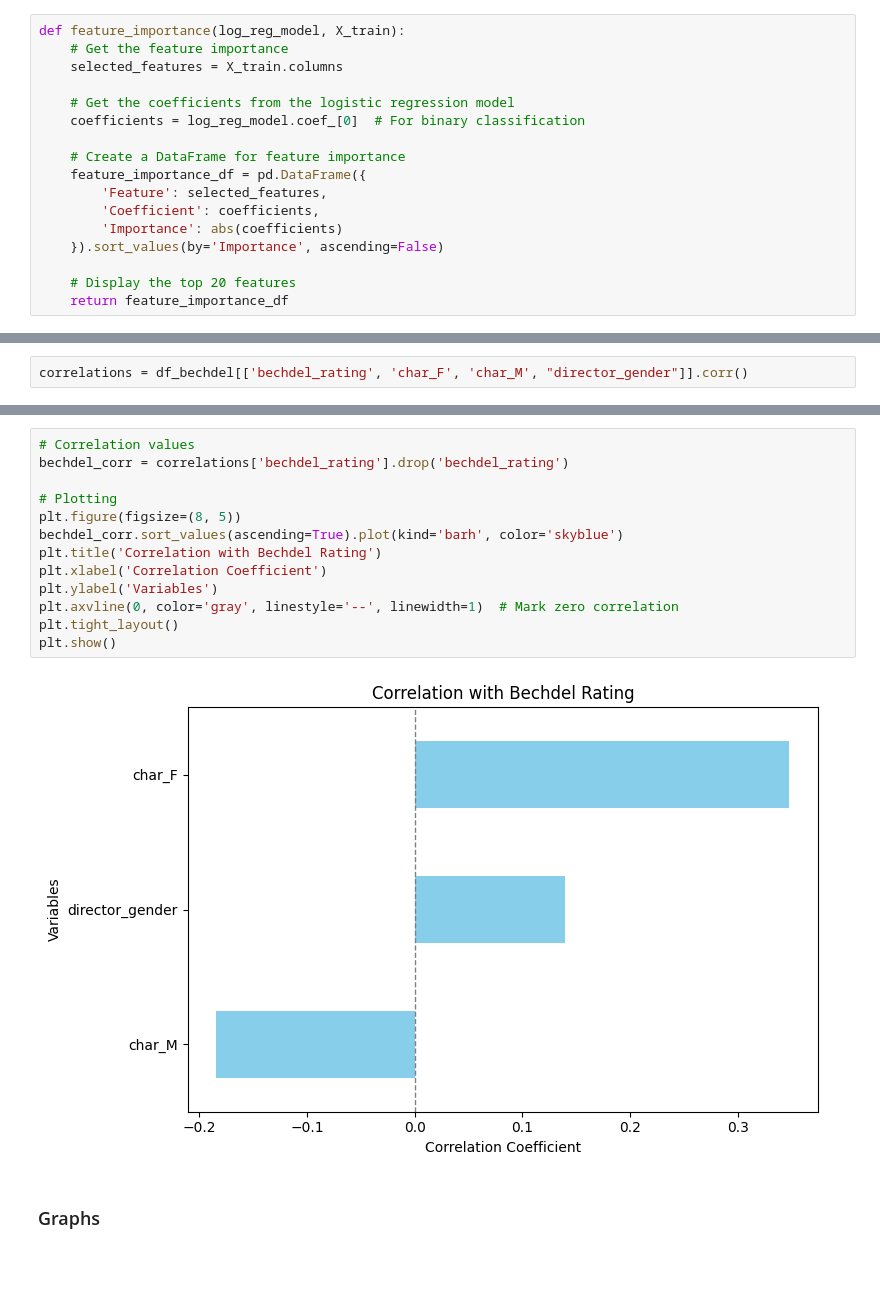
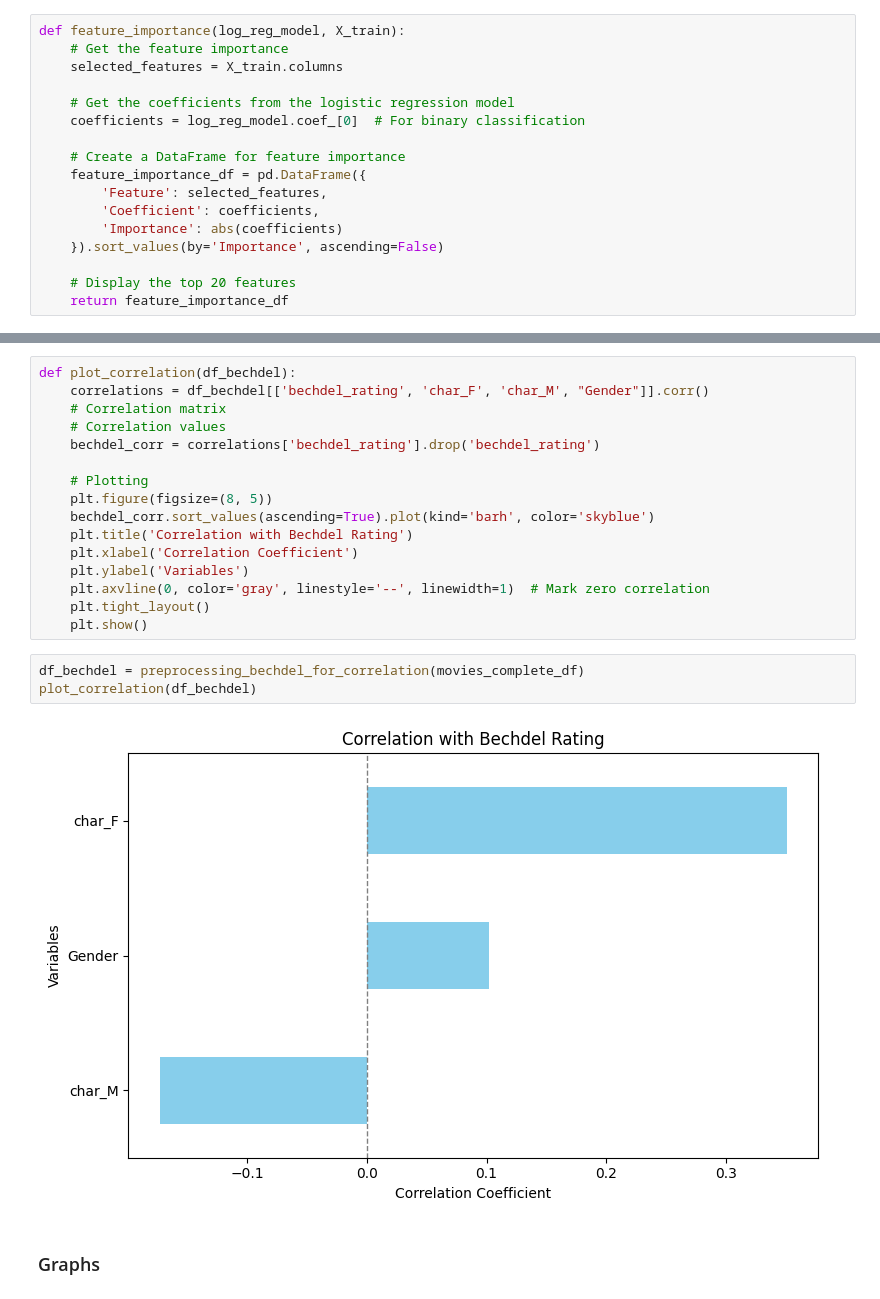
Before and after one commit to epfl-ada/ada-2024-project-adapocalypse, a Jupyter notebook: results_max.ipynb, the cells around one changed output, grey strips where cells are left out. Saved outputs shown, nothing was run; the diff lists cells and outputs as text; blank space fills up the shorter version.

```diff
--- a/results_max.ipynb
+++ b/results_max.ipynb
@@ -429,2 +467,0 @@ def feature_importance(log_reg_model, X_train):
-# %%
-correlations = df_bechdel[['bechdel_rating', 'char_F', 'char_M', "director_gender"]].corr()
@@ -431,17 +508,23 @@ correlations = df_bechdel[['bechdel_rating', 'char_F', 'char_M', "director_gende
 # %%
-# Correlation values
-bechdel_corr = correlations['bechdel_rating'].drop('bechdel_rating')
+def plot_correlation(df_bechdel):
+    correlations = df_bechdel[['bechdel_rating', 'char_F', 'char_M', "Gender"]].corr()
+    # Correlation matrix
+    # Correlation values
+    bechdel_corr = correlations['bechdel_rating'].drop('bechdel_rating')
 
-# Plotting
-plt.figure(figsize=(8, 5))
-bechdel_corr.sort_values(ascending=True).plot(kind='barh', color='skyblue')
-plt.title('Correlation with Bechdel Rating')
-plt.xlabel('Correlation Coefficient')
-plt.ylabel('Variables')
-plt.axvline(0, color='gray', linestyle='--', linewidth=1)  # Mark zero correlation
-plt.tight_layout()
-plt.show()
+    # Plotting
+    plt.figure(figsize=(8, 5))
+    bechdel_corr.sort_values(ascending=True).plot(kind='barh', color='skyblue')
+    plt.title('Correlation with Bechdel Rating')
+    plt.xlabel('Correlation Coefficient')
+    plt.ylabel('Variables')
+    plt.axvline(0, color='gray', linestyle='--', linewidth=1)  # Mark zero correlation
+    plt.tight_layout()
+    plt.show()
-# %% [output]
-[figure, removed]
+# %%
+df_bechdel = preprocessing_bechdel_for_correlation(movies_complete_df)
+plot_correlation(df_bechdel)
+# %% [output]
+[figure, added]
 # %% [markdown]
 ### Graphs
```
Also changed, not shown: parts of 29 cells of this notebook.
